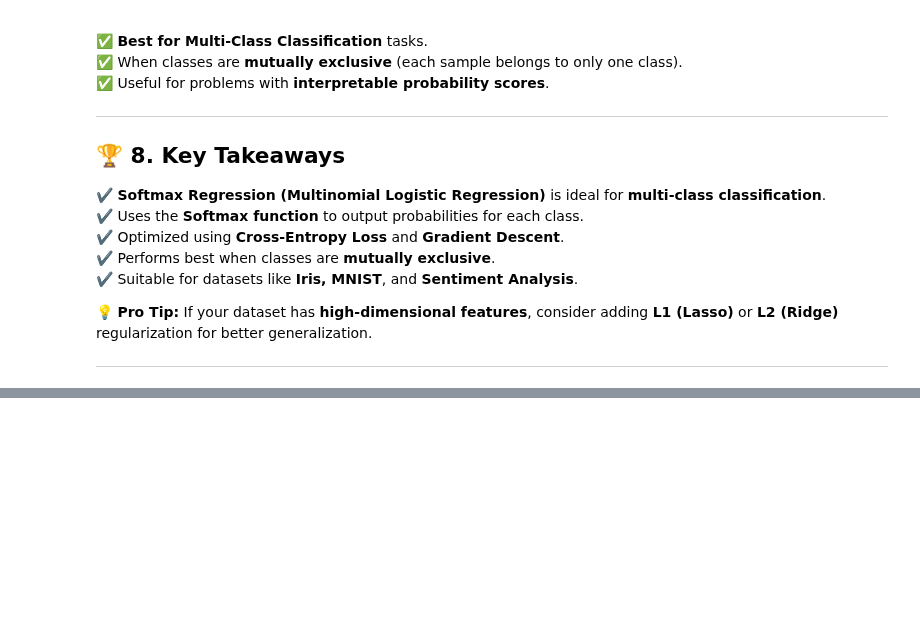
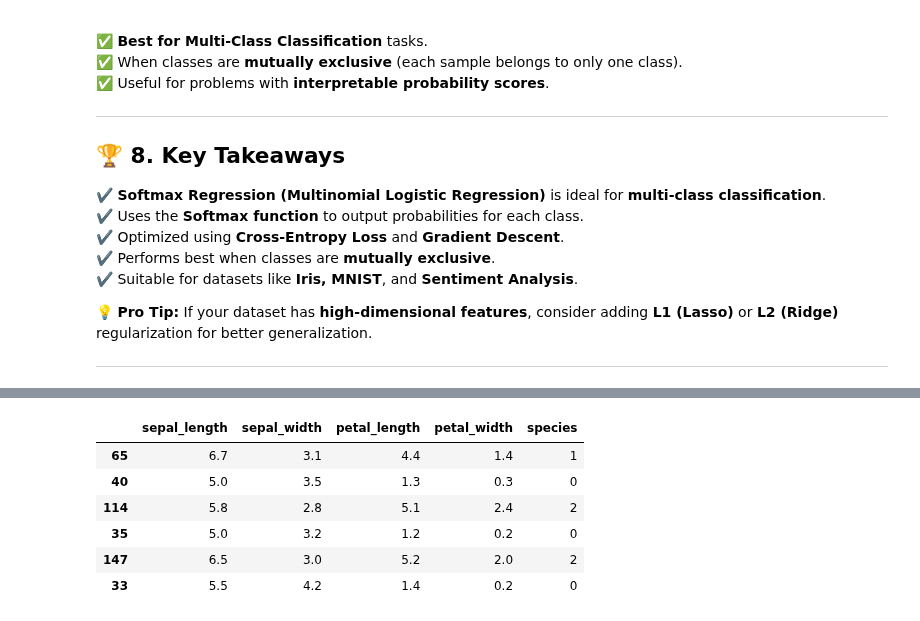
Before and after one commit to muhammadadilnaeem/Data-Science-Materials, a Jupyter notebook: 100 days of Machine Learning CampusX/61_multinomial_logistic_regression_softmax_regression.ipynb, the cells around one changed output, grey strips where cells are left out. Drawn from its saved outputs; the diff is of its cells as text; code cells hidden in the pictures; blank space fills up the shorter version.

```diff
--- a/100 days of Machine Learning CampusX/61_multinomial_logistic_regression_softmax_regression.ipynb
+++ b/100 days of Machine Learning CampusX/61_multinomial_logistic_regression_softmax_regression.ipynb
@@ -189,0 +205,4 @@ for i in range(5):
+# %%
+# load the iris dataset from the seaborn
+df = sns.load_dataset("iris")
+df.head()
@@ -189,0 +216,15 @@ for i in range(5):
+# %%
+# encode the categorical column
+encoder = LabelEncoder()
+
+df['species'] = encoder.fit_transform(df['species'])
+
+df.sample(6)
+# %% [output]
+|  | sepal_length | sepal_width | petal_length | petal_width | species |
+| 65 | 6.7 | 3.1 | 4.4 | 1.4 | 1 |
+| 40 | 5.0 | 3.5 | 1.3 | 0.3 | 0 |
+| 114 | 5.8 | 2.8 | 5.1 | 2.4 | 2 |
+| 35 | 5.0 | 3.2 | 1.2 | 0.2 | 0 |
+| 147 | 6.5 | 3.0 | 5.2 | 2.0 | 2 |
+| 33 | 5.5 | 4.2 | 1.4 | 0.2 | 0 |
```
Also changed, not shown: parts of 15 cells of this notebook.
